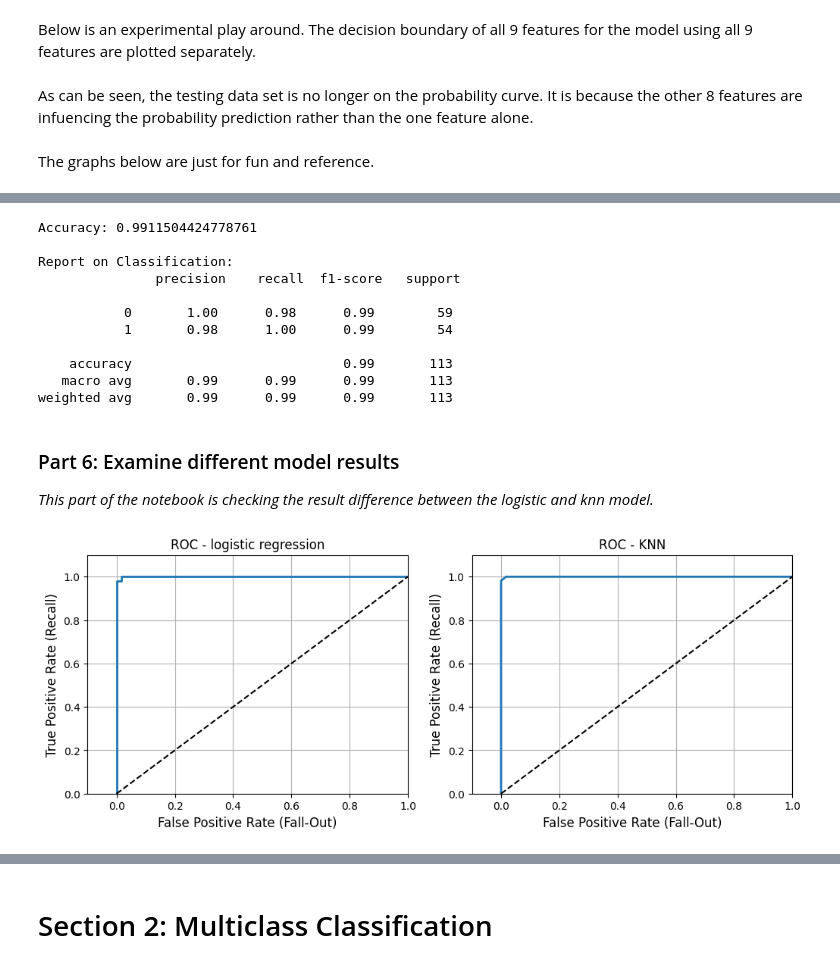
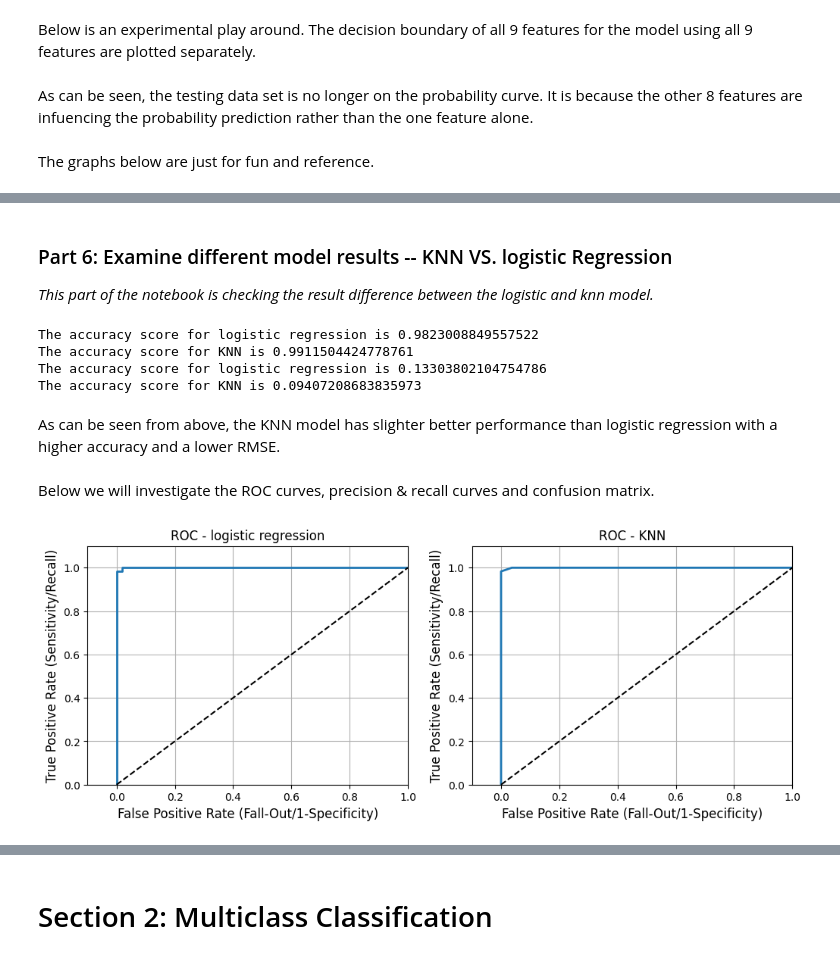
Before and after one commit to julietgrantham/CITS5508, a Jupyter notebook: Assignment 1/assignment1.ipynb, the cells around one changed output, grey strips where cells are left out. Drawn from its saved outputs; the diff is of its cells as text; code cells hidden in the pictures.

```diff
--- a/Assignment 1/assignment1.ipynb
+++ b/Assignment 1/assignment1.ipynb
@@ -927,69 +1159,58 @@ _This part of the notebook is training a simple knn model for the binary classif
 # %%
-from sklearn.neighbors import KNeighborsClassifier
-n_neighbor = 3
-
 # Create and fit a k-NN classifier with k = n_neighbor
-knn_model = KNeighborsClassifier(n_neighbors = 3)
+knn_model = KNeighborsClassifier(n_neighbors = 5)
 knn_model.fit(df_training_min_max_binary_x, np.ravel(df_training_min_max_binary_y))
 
 # Make predictions on the testing data
 arr_y_pred_min_max_knn = knn_model.predict(df_testing_min_max_binary_x)
-
-# Evaluate the model performance
-accuracy = accuracy_score(df_testing_min_max_binary_y, arr_y_pred_min_max_knn)
-report = classification_report(df_testing_min_max_binary_y, arr_y_pred_min_max_knn)
-
-print("Accuracy:", accuracy)
-print("\nReport on Classification:\n", report)
-# %% [output]
-Accuracy: 0.9911504424778761
-
-Report on Classification:
-               precision    recall  f1-score   support
-
-           0       1.00      0.98      0.99        59
-           1       0.98      1.00      0.99        54
-
-    accuracy                           0.99       113
-   macro avg       0.99      0.99      0.99       113
-weighted avg       0.99      0.99      0.99       113
 # %% [markdown]
-### Part 6: Examine different model results
+### Part 6: Examine different model results -- KNN VS. logistic Regression
 _This part of the notebook is checking the result difference between the logistic and knn model._
+# %%
+print('The accuracy score for logistic regression is', accuracy_score(df_testing_min_max_binary_y, logistic_regression_all.predict(df_testing_min_max_binary_x)))
+print('The accuracy score for KNN is', accuracy_score(df_testing_min_max_binary_y, knn_model.predict(df_testing_min_max_binary_x)))
+
+print('The accuracy score for logistic regression is', np.sqrt(mean_squared_error(df_testing_min_max_binary_y, logistic_regression_all.predict(df_testing_min_max_binary_x))))
+print('The accuracy score for KNN is', np.sqrt(mean_squared_error(df_testing_min_max_binary_y, knn_model.predict(df_testing_min_max_binary_x))))
+# %% [output]
+The accuracy score for logistic regression is 0.9823008849557522
+The accuracy score for KNN is 0.9911504424778761
+The accuracy score for logistic regression is 0.13303802104754786
+The accuracy score for KNN is 0.09407208683835973
+# %% [markdown]
+As can be seen from above, the KNN model has slighter better performance than logistic regression with a higher accuracy and a lower RMSE.
+<br><br> Below we will investigate the ROC curves, precision & recall curves and confusion matrix.
 # %%
 # Compute the predicted probabilities for the testing set
 arr_y_probs_knn = knn_model.predict_proba(df_testing_min_max_binary_x)[:, 1]
 
 # Compute the precision-recall curve
 precisions_knn, recalls_knn, thresholds_knn = precision_recall_curve(np.ravel(df_testing_min_max_binary_y), arr_y_probs_knn)
+# %%
+# calculated the ROC for KNN and Log_reg models trained on all features
+from sklearn.metrics import roc_curve
+
+fpr_knn, tpr_knn, thresholds_knn = roc_curve(np.ravel(df_testing_min_max_binary_y), arr_y_probs_knn)
+fpr_log, tpr_log, thresholds_log = roc_curve(np.ravel(df_testing_min_max_binary_y), logistic_regression_all.predict_proba(df_testing_min_max_binary_x)[:,1])
 # %%
-from sklearn.metrics import roc_curve
-
-fpr_knn, tpr_knn, thresholds_knn = roc_curve(np.ravel(df_testing_min_max_binary_y), arr_y_probs_knn)
-fpr_log, tpr_log, thresholds_log = roc_curve(np.ravel(df_testing_min_max_binary_y), arr_y_probs_log)
-
 def plot_roc_curve(fpr, tpr, label=None):
     plt.plot(fpr, tpr, linewidth=2, label=label)
     plt.plot([0, 1], [0, 1], 'k--') # dashed diagonal
-    plt.axis([-0.1, 1, 0, 1.1])                                    # Not shown in the book
-    plt.xlabel('False Positive Rate (Fall-Out)', fontsize=12) # Not shown
-    plt.ylabel('True Positive Rate (Recall)', fontsize=12)    # Not shown
-    plt.grid(True)                                            # Not shown
+    plt.axis([-0.1, 1, 0, 1.1])
+    plt.xlabel('False Positive Rate (Fall-Out/1-Specificity)', fontsize=12)
+    plt.ylabel('True Positive Rate (Sensitivity/Recall)', fontsize=12)
+    plt.grid(True)
 
-# fpr_90 = fpr[np.argmax(tpr >= recall_90_precision)]           # Not shown
 
 fig = plt.figure(figsize=(12,9))
 
 plt.subplot(2, 2, 1)
 plot_roc_curve(fpr_log, tpr_log)
-# plt.plot([fpr_90, fpr_90], [0., recall_90_precision], "r:")   # Not shown
-# plt.plot([0.0, fpr_90], [recall_90_precision, recall_90_precision], "r:")  # Not shown
-# plt.plot([fpr_90], [recall_90_precision], "ro")               # Not shown
 plt.title("ROC - logistic regression")
 
 plt.subplot(2, 2, 2)
 plot_roc_curve(fpr_knn, tpr_knn)
 plt.title("ROC - KNN")
 plt.show()
 # %% [output]
-[figure, old version]
+[figure, new version]
```
Also changed, not shown: parts of 98 cells of this notebook, 1 other file.
